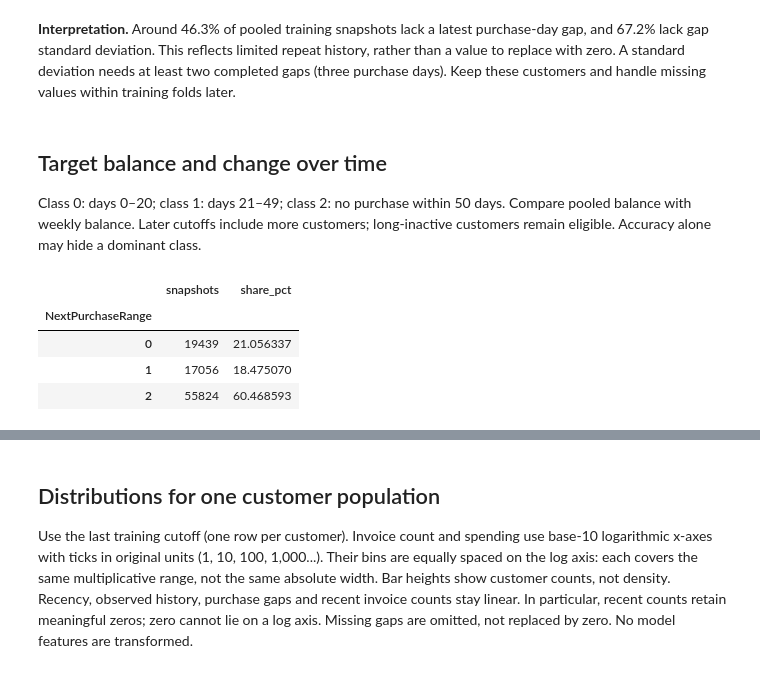
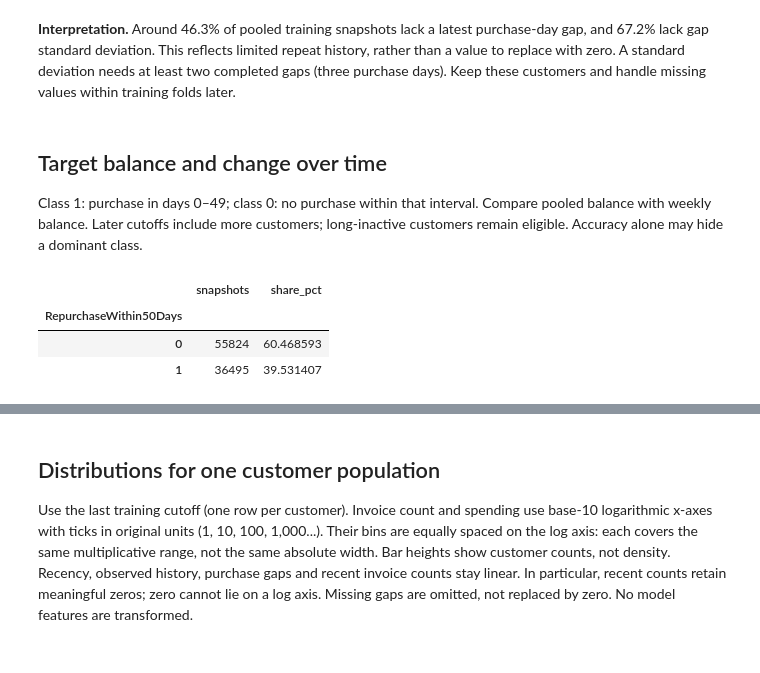
Before and after one commit to manu-horn/online-retail, a Jupyter notebook: notebooks/03_eda_processed.ipynb, the cells around one changed output, grey strips where cells are left out. Drawn from its saved outputs; the diff is of its cells as text; code cells hidden in the pictures.

```diff
--- a/notebooks/03_eda_processed.ipynb
+++ b/notebooks/03_eda_processed.ipynb
@@ -98,20 +98,19 @@ training folds later.
 # %% [markdown]
 ## Target balance and change over time
 
-Class 0: days 0–20; class 1: days 21–49; class 2: no purchase within 50 days.
+Class 1: purchase in days 0–49; class 0: no purchase within that interval.
 Compare pooled balance with weekly balance. Later cutoffs include more customers;
 long-inactive customers remain eligible. Accuracy alone may hide a dominant class.
 # %%
-class_counts = train[target].value_counts().reindex([0, 1, 2], fill_value=0).rename("snapshots")
+class_counts = train[target].value_counts().reindex([0, 1], fill_value=0).rename("snapshots")
 class_table = class_counts.to_frame()
 class_table["share_pct"] = class_counts / len(train) * 100
 class_table
 # %% [output]
 |  | snapshots | share_pct |
-| NextPurchaseRange |  |  |
-| 0 | 19439 | 21.056337 |
-| 1 | 17056 | 18.475070 |
-| 2 | 55824 | 60.468593 |
+| RepurchaseWithin50Days |  |  |
+| 0 | 55824 | 60.468593 |
+| 1 | 36495 | 39.531407 |
 # %%
 plot_target_over_time(train, target)
 plt.show()
```
Also changed, not shown: parts of 25 cells of this notebook, 19 other files.
